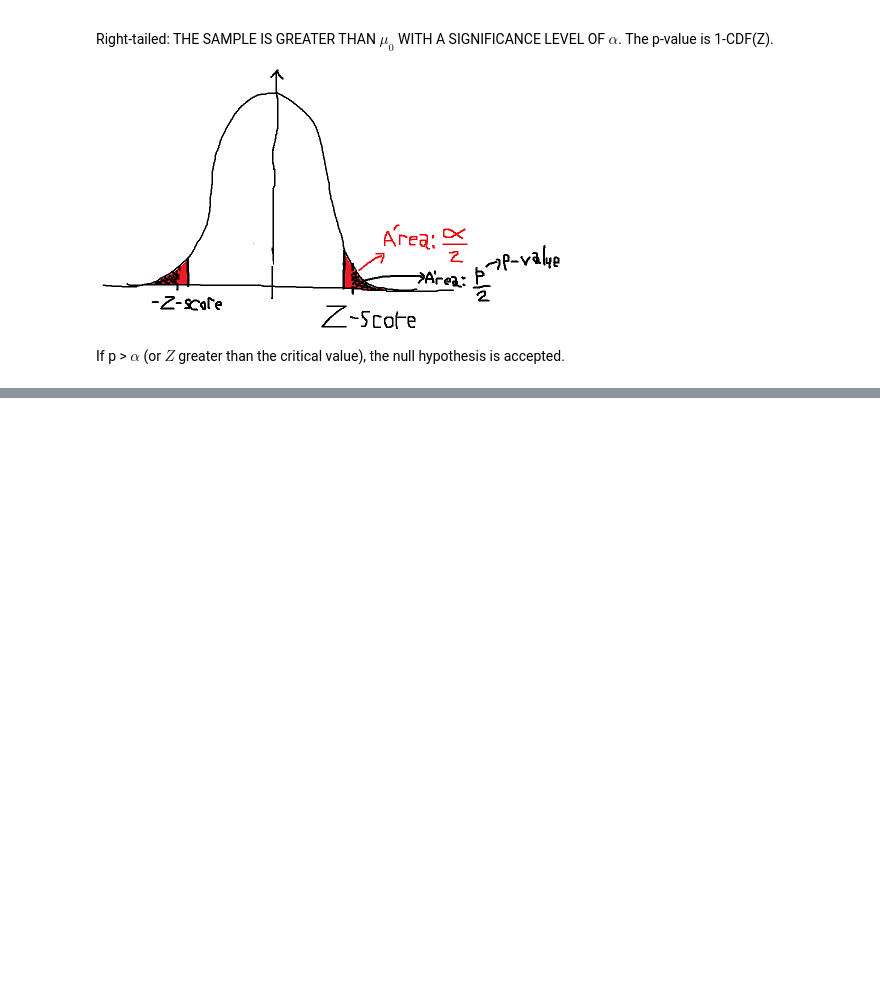
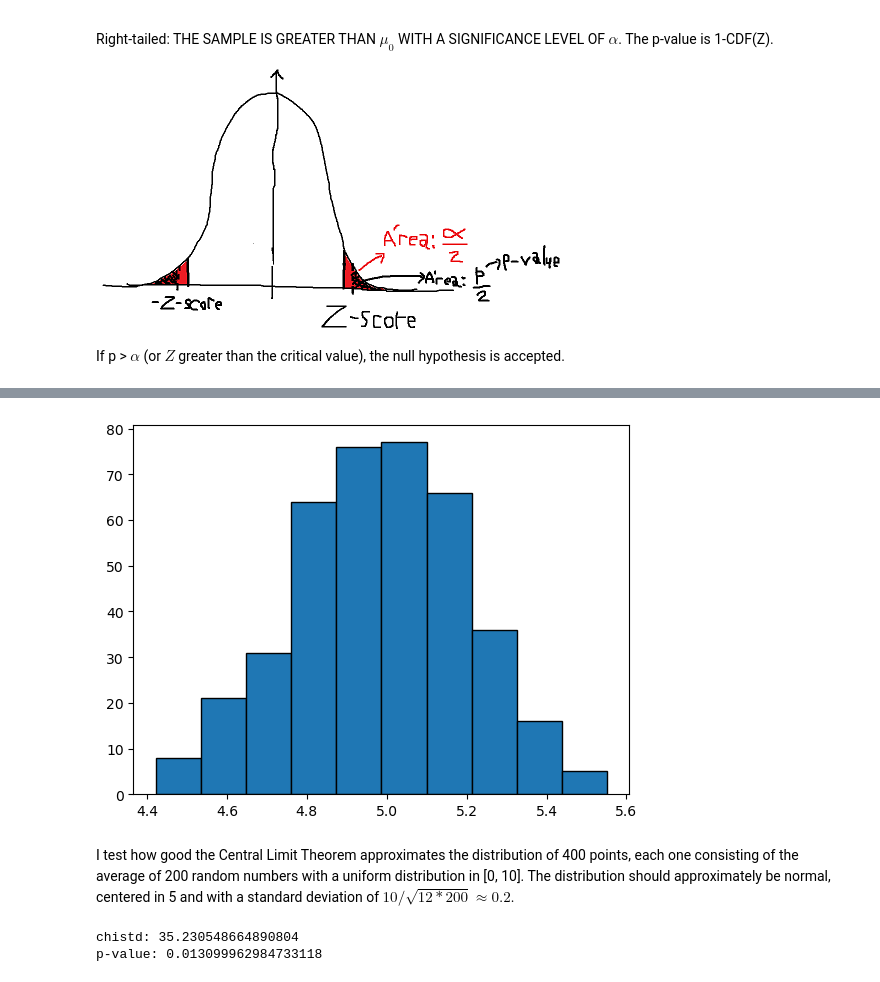
Before and after one commit to martinjimenez388/Road_to_alternatives, a Jupyter notebook: SomeRegressions.ipynb, the cells around one changed output, grey strips where cells are left out. Drawn from its saved outputs; the diff is of its cells as text; code cells hidden in the pictures; blank space fills up the shorter version.

Commit message:
Review statistical tests

```diff
--- a/SomeRegressions.ipynb
+++ b/SomeRegressions.ipynb
@@ -86,0 +122,21 @@ print(ztest_score, pval)
+# %%
+dat = np.random.uniform(0., 10., 80000)
+clustered = [np.mean(dat[200*i:(200*(1+i))]) for i in range(400)]
+clustered = np.sort(clustered)
+counts, bins = np.histogram(clustered, bins=20)
+plt.hist(clustered, edgecolor='black')
+plt.show()
+# %% [output]
+[figure, added]
+# %% [markdown]
+I test how good the Central Limit Theorem approximates the distribution of 400 points, each one consisting of the average of 200 random numbers with a uniform distribution in [0, 10]. The distribution should approximately be normal, centered in 5 and with a standard deviation of $10/\sqrt{12*200}\approx 0.2$.
+# %%
+rv = stats.norm(5., 10./np.sqrt(12.*200.))
+testcounts = 400 * (rv.cdf(bins[1:]) - rv.cdf(bins[:-1]))
+testcounts *= counts.sum() / testcounts.sum()
+
+chistd, pval = stats.chisquare(counts, testcounts)
+print(f"chistd: {chistd}\np-value: {pval}")
+# %% [output]
+chistd: 35.230548664890804
+p-value: 0.013099962984733118
```
Also changed, not shown: parts of 9 cells of this notebook.
